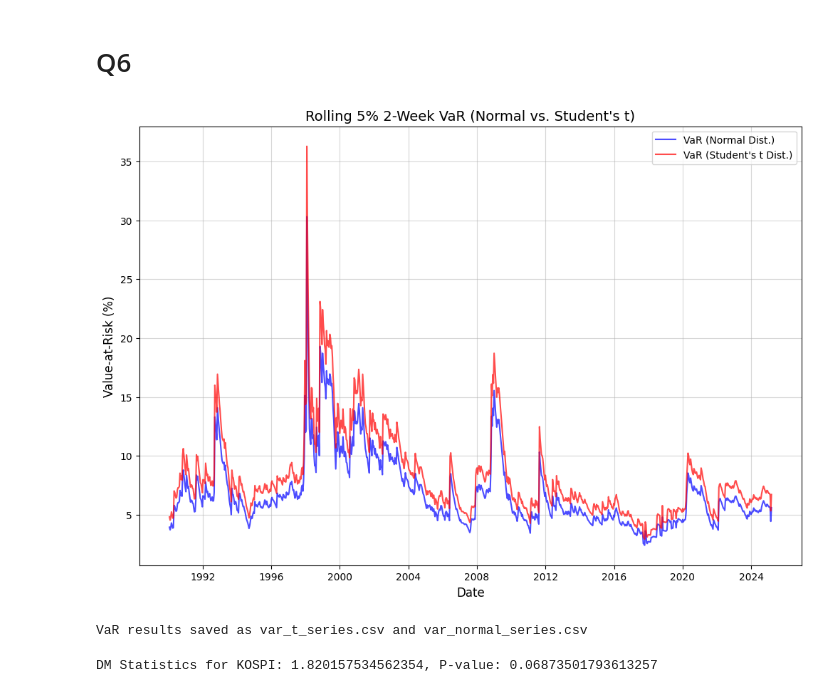
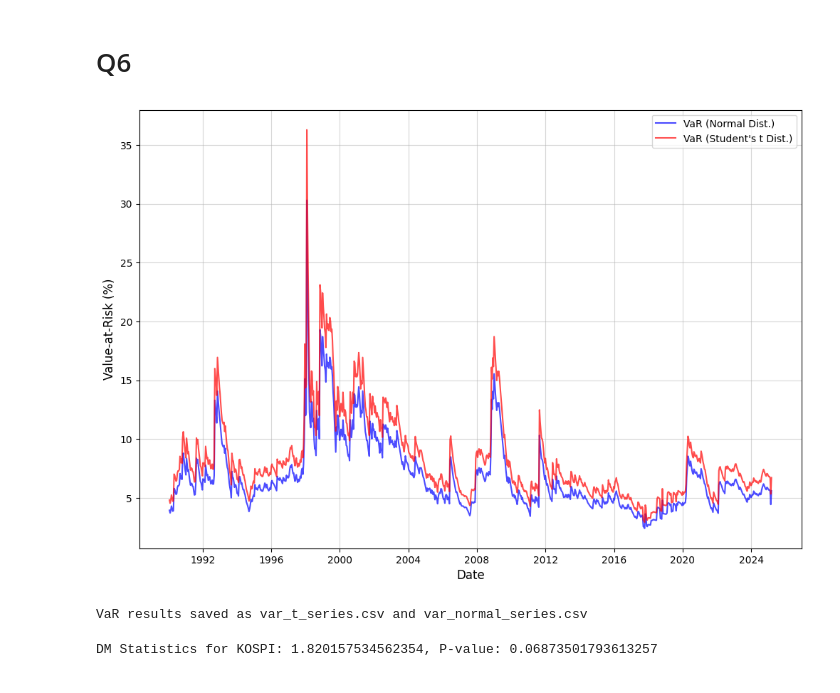
Before and after one commit to JiaqiSun45635/MFE-FE, a Jupyter notebook: PW4/Practical Work 4 Question 2 Latest (1).ipynb, the cells around one changed output. Saved outputs shown, nothing was run; the diff lists cells and outputs as text; code cells hidden in the pictures.

```diff
--- a/PW4/Practical Work 4 Question 2 Latest (1).ipynb
+++ b/PW4/Practical Work 4 Question 2 Latest (1).ipynb
@@ -781,35 +782,35 @@ for i in range(len(returns) - window_size):
     # Compute VaR for both distributions
     VaR_5_p_norm = -estimated_mean - z_score * volatility_forecast
     VaR_5_p_t = -estimated_mean - t_quantile * volatility_forecast
 
     var_5_percent_norm_list.append(VaR_5_p_norm)
     var_5_percent_t_list.append(VaR_5_p_t)
 
 # Convert the VaR lists to Series with timestamps
 var_norm_series = pd.Series(var_5_percent_norm_list, index=returns.index[window_size:])
 var_t_series = pd.Series(var_5_percent_t_list, index=returns.index[window_size:])
 
 # Plot the two VaR series
 plt.figure(figsize=(12, 8))
 plt.plot(var_norm_series, label="VaR (Normal Dist.)", linestyle="-", color="blue", alpha=0.7)
 plt.plot(var_t_series, label="VaR (Student's t Dist.)", linestyle="-", color="red", alpha=0.7)
 
 # Add titles and labels
-plt.title("Rolling 5% 2-Week VaR (Normal vs. Student's t)", fontsize=14)
+# plt.title("Rolling 5% 2-Week VaR (Normal vs. Student's t)", fontsize=14)
 plt.xlabel("Date", fontsize=12)
 plt.ylabel("Value-at-Risk (%)", fontsize=12)
 plt.legend()
 plt.grid(True, linestyle="-", alpha=0.5)
 
 # Show the plot
 plt.show()
 
 var_t_series.to_csv("var_t_series.csv", index_label="Date")
 var_norm_series.to_csv("var_normal_series.csv", index_label="Date")
 
 print("VaR results saved as var_t_series.csv and var_normal_series.csv")
 # %% [output]
-[figure, old version]
+[figure, new version]
 VaR results saved as var_t_series.csv and var_normal_series.csv
 # %%
 # Ensure all datasets have matching timestamps
```
Also changed, not shown: parts of 5 cells of this notebook.
